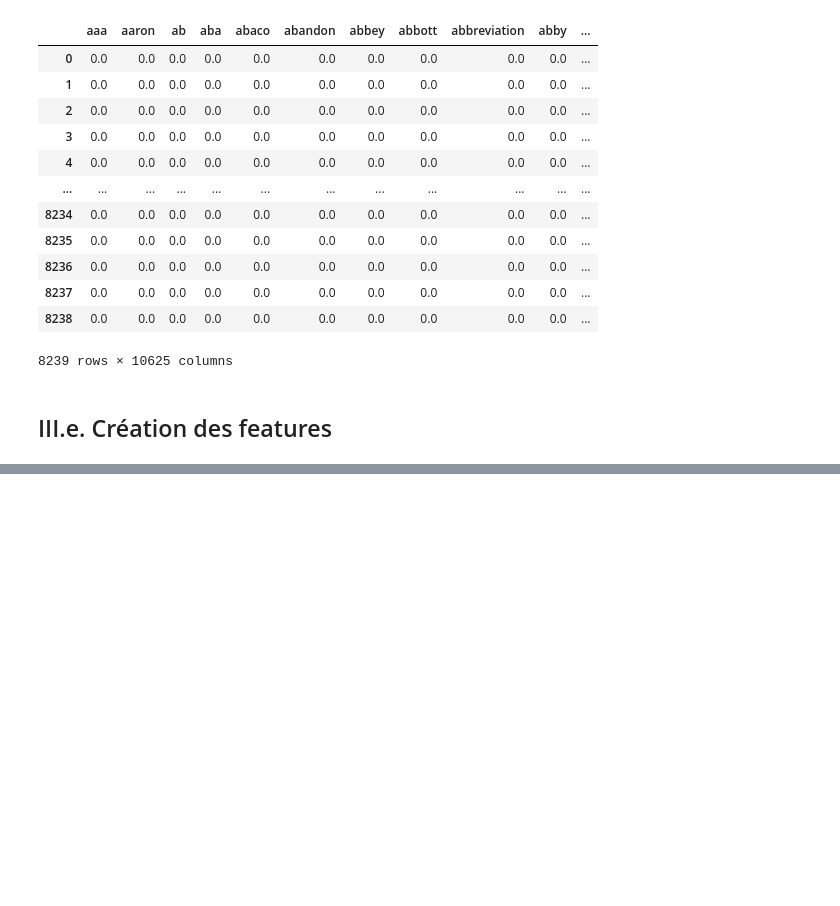
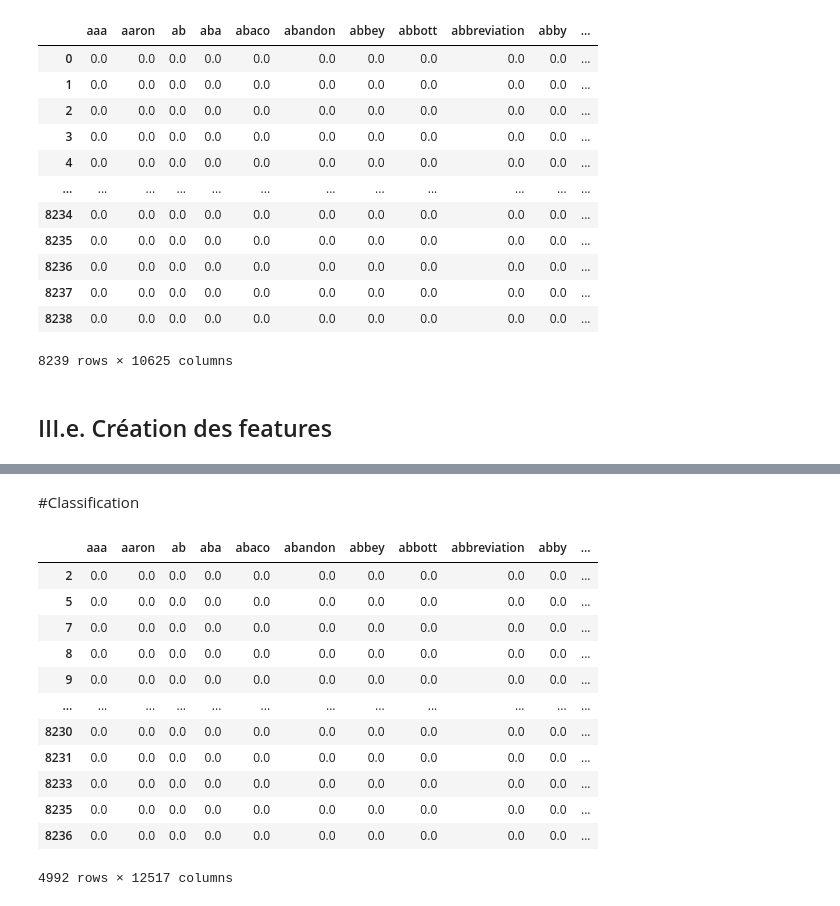
Before and after one commit to Dvassily/ClaimsClassification, a Jupyter notebook: Projet.ipynb, the cells around one changed output, grey strips where cells are left out. Saved outputs shown, nothing was run; the diff lists cells and outputs as text; code cells hidden in the pictures; blank space fills up the shorter version.

```diff
--- a/Projet.ipynb
+++ b/Projet.ipynb
@@ -232,0 +240,10 @@ print(df_features_text.shape)
+# %%
+df_modified_author = df_rows_removed.copy()
+
+print ("\n Affichage des transformations\n")
+print (pd.get_dummies(df_modified_author[['author']]))
+
+print ("\nAjout des colonne au dataframe")
+df_author = pd.get_dummies(df_modified_author,columns=['author'], prefix = ['Auth'])
+
+display(df_author)
@@ -309,0 +363,9 @@ display(features)
+# %%
+df_test = features.join(pd.get_dummies(df_modified_author[['author']]))
+
+df_test = df_test.join(pd.get_dummies(df_rows_removed[['source']]))
+
+display(df_rows_removed['truthRating'])
+truthRating = df_rows_removed['truthRating']
+df_test = df_test.join(truthRating, lsuffix='_text')
+display(df_test)
@@ -309,0 +398,19 @@ display(features)
+# %% [markdown]
+#Classification
+# %%
+df_test = df_test[df_test.truthRating != 2]
+display(df_test)
+# %% [output]
+|  | aaa | aaron | ab | aba | abaco | abandon | abbey | abbott | abbreviation | abby | ... |
+| 2 | 0.0 | 0.0 | 0.0 | 0.0 | 0.0 | 0.0 | 0.0 | 0.0 | 0.0 | 0.0 | ... |
+| 5 | 0.0 | 0.0 | 0.0 | 0.0 | 0.0 | 0.0 | 0.0 | 0.0 | 0.0 | 0.0 | ... |
+| 7 | 0.0 | 0.0 | 0.0 | 0.0 | 0.0 | 0.0 | 0.0 | 0.0 | 0.0 | 0.0 | ... |
+| 8 | 0.0 | 0.0 | 0.0 | 0.0 | 0.0 | 0.0 | 0.0 | 0.0 | 0.0 | 0.0 | ... |
+| 9 | 0.0 | 0.0 | 0.0 | 0.0 | 0.0 | 0.0 | 0.0 | 0.0 | 0.0 | 0.0 | ... |
+| ... | ... | ... | ... | ... | ... | ... | ... | ... | ... | ... | ... |
+| 8230 | 0.0 | 0.0 | 0.0 | 0.0 | 0.0 | 0.0 | 0.0 | 0.0 | 0.0 | 0.0 | ... |
+| 8231 | 0.0 | 0.0 | 0.0 | 0.0 | 0.0 | 0.0 | 0.0 | 0.0 | 0.0 | 0.0 | ... |
+| 8233 | 0.0 | 0.0 | 0.0 | 0.0 | 0.0 | 0.0 | 0.0 | 0.0 | 0.0 | 0.0 | ... |
+| 8235 | 0.0 | 0.0 | 0.0 | 0.0 | 0.0 | 0.0 | 0.0 | 0.0 | 0.0 | 0.0 | ... |
+| 8236 | 0.0 | 0.0 | 0.0 | 0.0 | 0.0 | 0.0 | 0.0 | 0.0 | 0.0 | 0.0 | ... |
+4992 rows × 12517 columns
```
Also changed, not shown: parts of 11 cells of this notebook.
